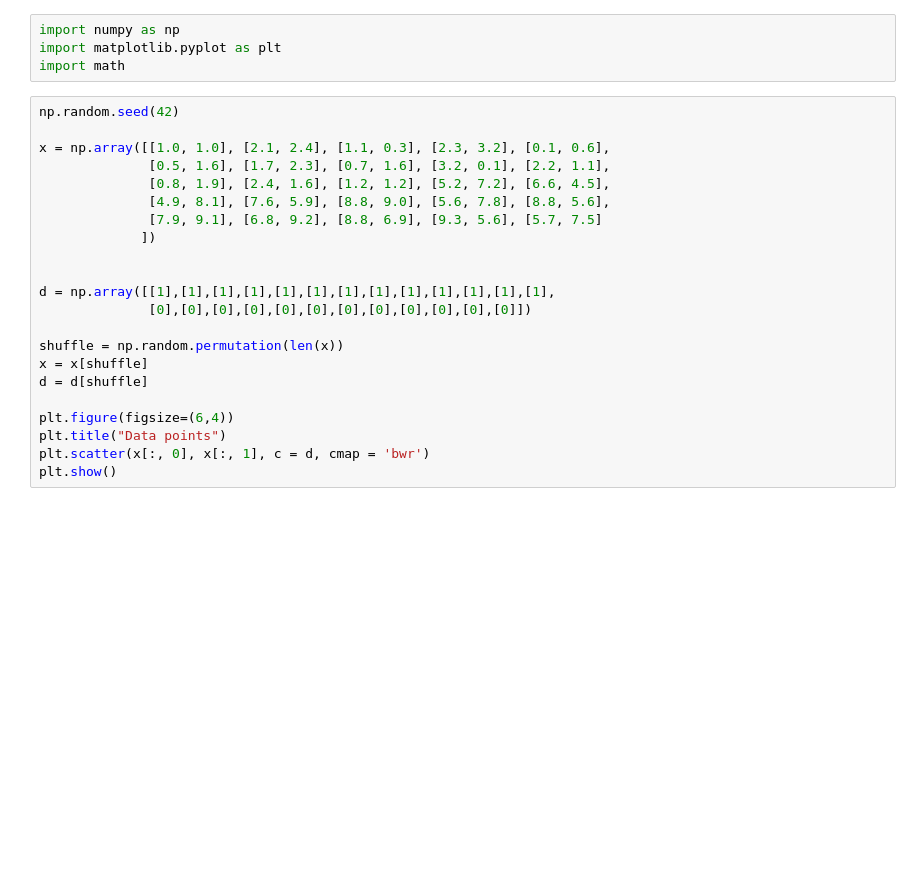
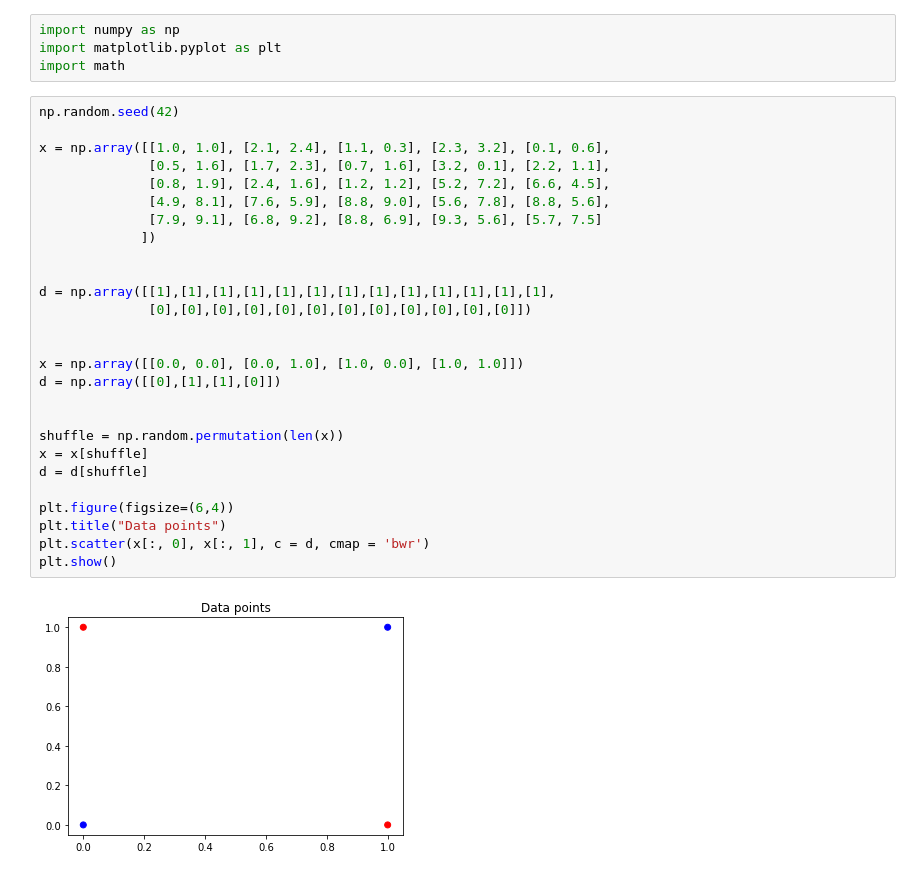
Before and after one commit to FabioFiorita/C210_IA, a Jupyter notebook: Aula_17_18_MLP/MLP_Classificacao_binaria_implementacao.ipynb, the cells around one changed output. Cells and saved outputs as stored; diff of their text form; blank space fills up the shorter version.

```diff
--- a/Aula_17_18_MLP/MLP_Classificacao_binaria_implementacao.ipynb
+++ b/Aula_17_18_MLP/MLP_Classificacao_binaria_implementacao.ipynb
@@ -13,25 +13,32 @@ import math
 # %%
 np.random.seed(42)
 
 x = np.array([[1.0, 1.0], [2.1, 2.4], [1.1, 0.3], [2.3, 3.2], [0.1, 0.6],
               [0.5, 1.6], [1.7, 2.3], [0.7, 1.6], [3.2, 0.1], [2.2, 1.1],
               [0.8, 1.9], [2.4, 1.6], [1.2, 1.2], [5.2, 7.2], [6.6, 4.5],
               [4.9, 8.1], [7.6, 5.9], [8.8, 9.0], [5.6, 7.8], [8.8, 5.6],
               [7.9, 9.1], [6.8, 9.2], [8.8, 6.9], [9.3, 5.6], [5.7, 7.5]
              ])
 
 
 d = np.array([[1],[1],[1],[1],[1],[1],[1],[1],[1],[1],[1],[1],[1],
               [0],[0],[0],[0],[0],[0],[0],[0],[0],[0],[0],[0]])
 
+
+x = np.array([[0.0, 0.0], [0.0, 1.0], [1.0, 0.0], [1.0, 1.0]])
+d = np.array([[0],[1],[1],[0]])
+
+
 shuffle = np.random.permutation(len(x))
 x = x[shuffle]
 d = d[shuffle]
 
 plt.figure(figsize=(6,4))
 plt.title("Data points")
 plt.scatter(x[:, 0], x[:, 1], c = d, cmap = 'bwr')
 plt.show()
+# %% [output]
+[figure, added]
 # %%
 class MLP():
 
```
Also changed, not shown: parts of 4 cells of this notebook, 3 other files.
